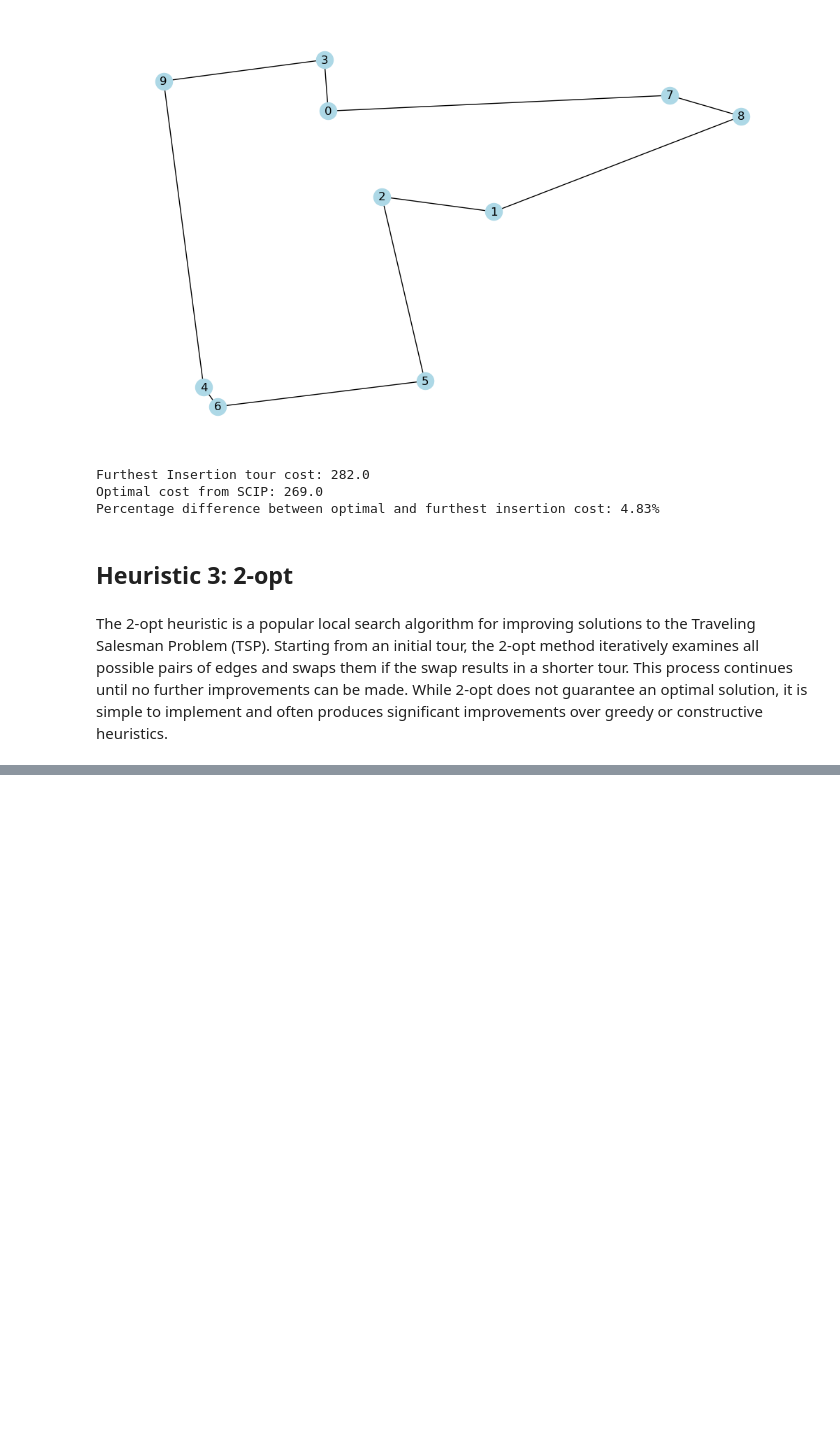
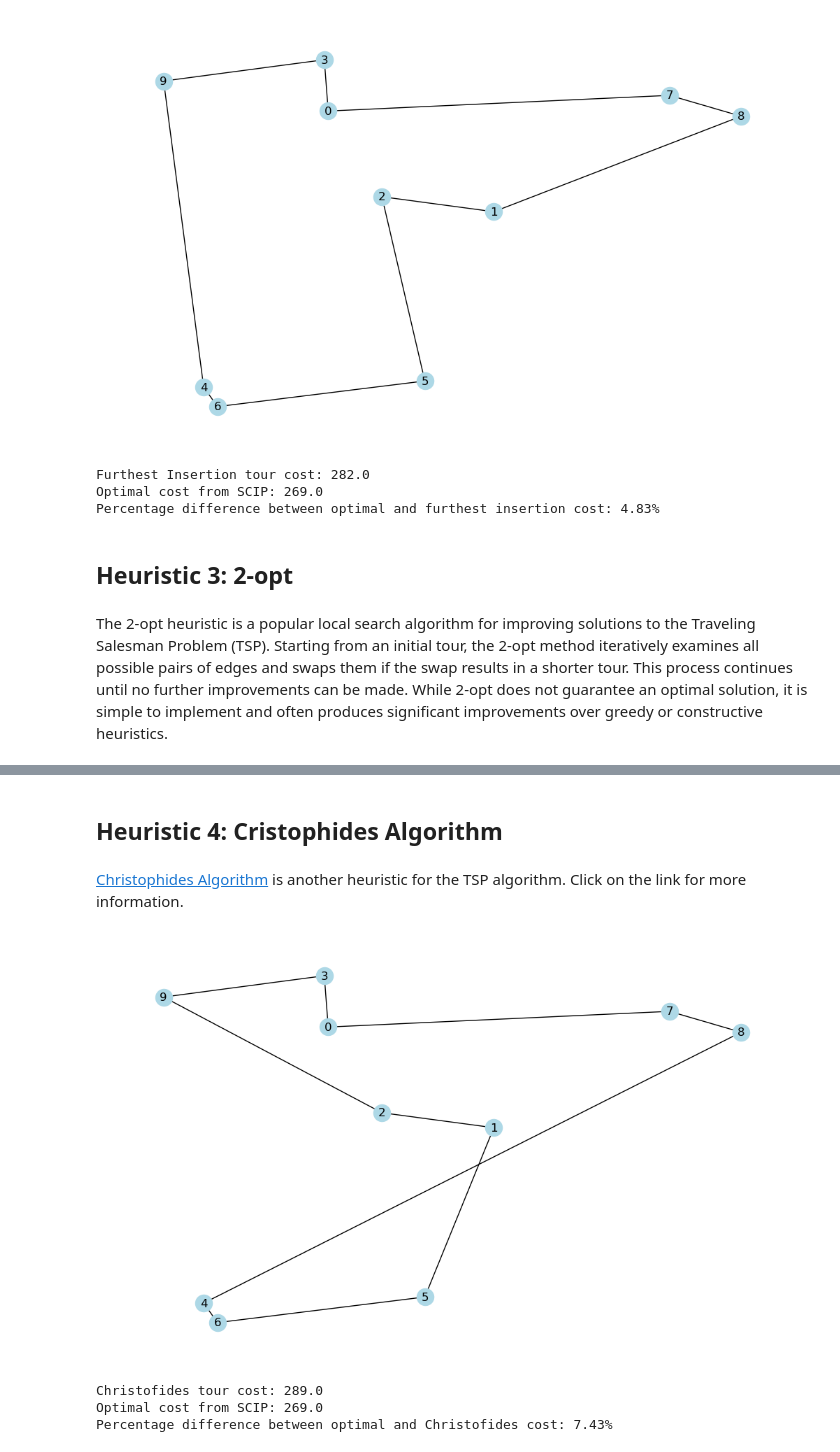
Before and after one commit to mmghannam/tsp-tutorial, a Jupyter notebook: heuristic_tsp.ipynb, the cells around one changed output, grey strips where cells are left out. Saved outputs shown, nothing was run; the diff lists cells and outputs as text; code cells hidden in the pictures; blank space fills up the shorter version.

Commit message:
Christophides Algorithm

```diff
--- a/heuristic_tsp.ipynb
+++ b/heuristic_tsp.ipynb
@@ -369,3 +369,75 @@ Improved tour after 2-opt:
 2-opt tour cost: 269.0
 Optimal cost from SCIP: 269.0
 Percentage difference between optimal and 2-opt cost: 0.00%
+# %% [markdown]
+## Heuristic 4: Cristophides Algorithm
+# %% [markdown]
+[Christophides Algorithm](https://en.wikipedia.org/wiki/Christofides_algorithm) is another heuristic for the TSP algorithm.
+Click on the link for more information.
+# %%
+from networkx.algorithms import matching
+
+def tsp_christofides(CITIES, dist):
+    '''Christofides algorithm for TSP'''
+
+    # 1. Create a complete graph
+    G = nx.Graph()
+    for i in CITIES:
+        for j in CITIES:
+            if i != j:
+                G.add_edge(i, j, weight=dist[i, j])
+
+    # 2. Compute Minimum Spanning Tree (MST)
+    T = nx.minimum_spanning_tree(G, weight='weight')
+
+    # 3. Find vertices with odd degree in MST
+    odd_degree_nodes = [v for v in T.nodes() if T.degree(v) % 2 == 1]
+
+    # 4. Create subgraph induced by odd degree nodes
+    odd_subgraph = G.subgraph(odd_degree_nodes)
+
+    # 5. Find minimum weight perfect matching in the subgraph
+    matching_edges = matching.min_weight_matching(odd_subgraph, weight='weight')
+    matching_edges = list(matching_edges)
+
+    # 6. Combine MST and matching to form a multigraph
+    multigraph = nx.MultiGraph()
+    multigraph.add_edges_from(T.edges())
+    multigraph.add_edges_from(matching_edges)
+
+    # 7. Find Eulerian circuit
+    euler_circuit = list(nx.eulerian_circuit(multigraph))
+
+    # 8. Make Hamiltonian circuit by shortcutting repeated nodes
+    visited = set()
+    tour = []
+    for u, v in euler_circuit:
+        if u not in visited:
+            tour.append(u)
+            visited.add(u)
+    tour.append(tour[0])  # return to start
+
+    return tour
+
+# Run Christofides algorithm
+christofides_tour = tsp_christofides(CITIES, dist)
+
+# Convert tour to edge list for plotting
+christofides_edges = [(christofides_tour[i], christofides_tour[i+1]) for i in range(len(christofides_tour)-1)]
+
+# Plot the solution
+plot_sol(CITIES, X, Y, christofides_edges)
+
+# Compute the cost of the Christofides tour
+christofides_cost = compute_cost(christofides_edges, dist)
+print(f"Christofides tour cost: {christofides_cost}")
+print(f"Optimal cost from SCIP: {optimal_cost}")
+
+# Compute percentage difference
+percentage_difference_christofides = abs(((optimal_cost - christofides_cost) / optimal_cost)) * 100
+print(f"Percentage difference between optimal and Christofides cost: {percentage_difference_christofides:.2f}%")
+# %% [output]
+[figure, added]
+Christofides tour cost: 289.0
+Optimal cost from SCIP: 269.0
+Percentage difference between optimal and Christofides cost: 7.43%
```
Also changed, not shown: parts of 1 cell of this notebook.
